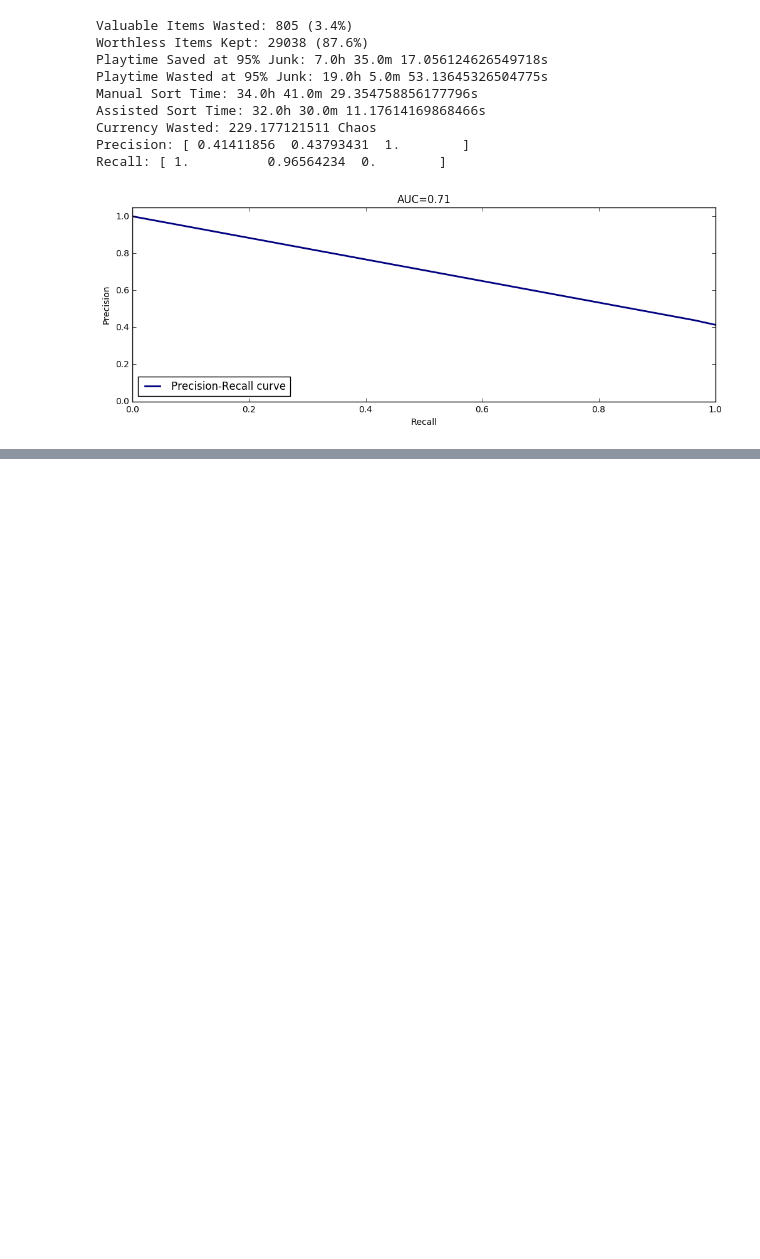
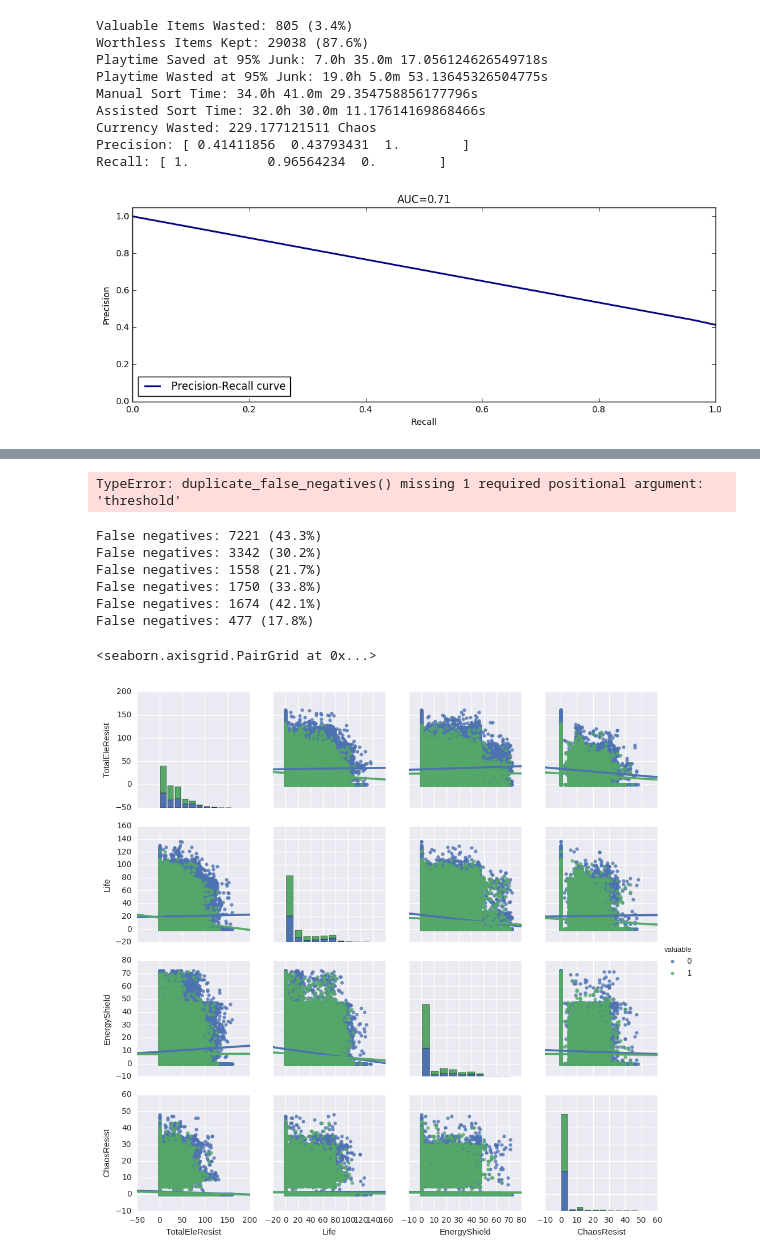
Before and after one commit to bschug/poeria, a Jupyter notebook: notebooks/Train.ipynb, the cells around one changed output, grey strips where cells are left out. Saved outputs shown, nothing was run; the diff lists cells and outputs as text; code cells hidden in the pictures; blank space fills up the shorter version.

```diff
--- a/notebooks/Train.ipynb
+++ b/notebooks/Train.ipynb
@@ -19,6 +21,11 @@ targets_pd = prices_pd['price'].apply(lambda x: 1 if x > 0 else 0)
 full_pd = features_pd.copy()
 full_pd['valuable'] = targets_pd
 full_pd['price'] = prices_pd['price']
+
+valuable_pd = full_pd.loc[full_pd['valuable'] == 1]
+balanced_pd = full_pd.append(valuable_pd, ignore_index=True)
+
+features_pd = full_pd[[x for x in full_pd.columns if x not in ['valuable', 'price', 'Unnamed: 0']]]
 
 features = features_pd.as_matrix()[:,1:]
 targets = targets_pd.as_matrix()
@@ -29,4 +36,10 @@ print(features.shape, targets.shape)
 
 print("Max Price:", prices.max())
 print("Average Price:", prices.mean())
+
+num_total = balanced_pd.shape[0]
+num_valuable = balanced_pd['valuable'].sum()
+num_worthless = num_total - num_valuable
+print("Num valuable: {} ({}%)".format(num_valuable, (num_valuable / num_total) * 100))
+print("Num worthless: {} ({}%)".format(num_worthless, (num_worthless / num_total) * 100))
 # %% [output]
@@ -212,0 +336,51 @@ Recall: [ 1.          0.96564234  0.        ]
+# %%
+def duplicate_false_negatives(threshold):
+    from numpy.ma import masked_array
+    global X_train, y_train, p_train
+
+    num_fn = 0
+    num_tp = 0
+    false_negatives_X = []
+    false_negatives_y = []
+    false_negatives_p = []
+    predictions_train = mlp.predict(X_train)
+    for i, (y, p) in enumerate(zip(y_train, predictions_train)):
+        if y == 1 and p == 0 and p_train.values[i] >= threshold:
+            num_fn += 1
+            false_negatives_X.append(X_train[i,:])
+            false_negatives_y.append(y)
+            false_negatives_p.append(p_train.values[i])
+        elif y == 1 and p == 1 and p_train.values[i] >= threshold:
+            num_tp += 1
+
+    X_train = np.concatenate((X_train, false_negatives_X))
+    y_train = np.concatenate((y_train, false_negatives_y))
+    p_train = p_train.append(pd.Series(false_negatives_p))
+    return num_fn, num_tp
+duplicate_false_negatives()
+# %% [output]
+TypeError: duplicate_false_negatives() missing 1 required positional argument: 'threshold'
+# %%
+# Refine model by duplicating all valuable false negatives until they are properly detected
+for t in [5,10,20,30,50,100]:
+    train_model()
+    num_fn, num_total = duplicate_false_negatives(t)
+    print("False negatives: {} ({:.1f}%)".format(num_fn, (num_fn / num_total) * 100))
+    if num_fn / num_total < 0.1:
+        break
+# %% [output]
+False negatives: 7221 (43.3%)
+False negatives: 3342 (30.2%)
+False negatives: 1558 (21.7%)
+False negatives: 1750 (33.8%)
+False negatives: 1674 (42.1%)
+False negatives: 477 (17.8%)
+# %%
+import seaborn as sns
+sns.set()
+sns_data = full_pd.copy()
+sns_data['valuable'] = full_pd['valuable'].apply(lambda x: 1-x)
+sns.pairplot(data=sns_data, hue='valuable', vars=['TotalEleResist','Life','EnergyShield','ChaosResist'])
+# %% [output]
+<seaborn.axisgrid.PairGrid at 0x...>
+[figure, added]
```
Also changed, not shown: parts of 8 cells of this notebook.
